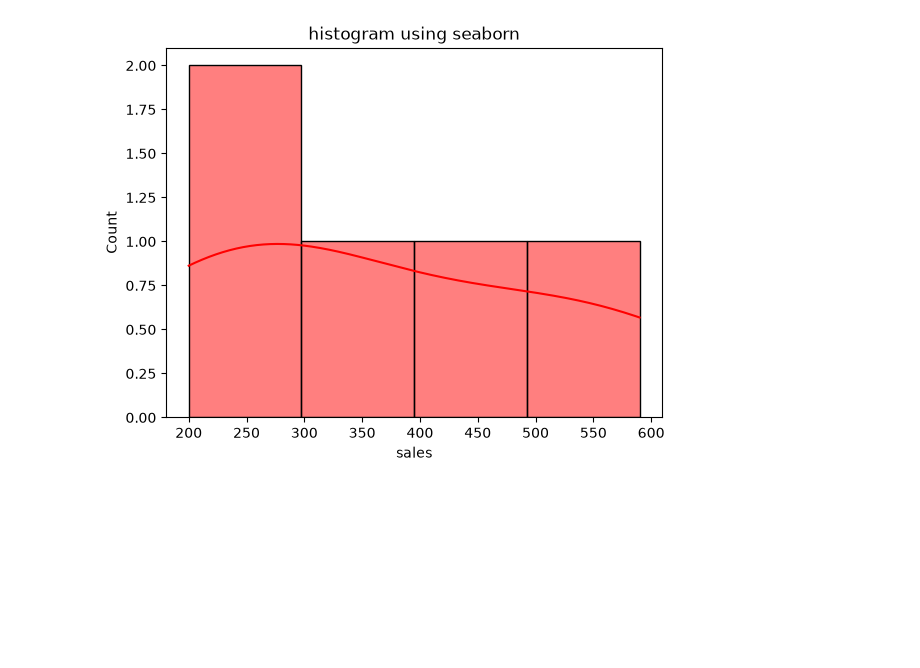
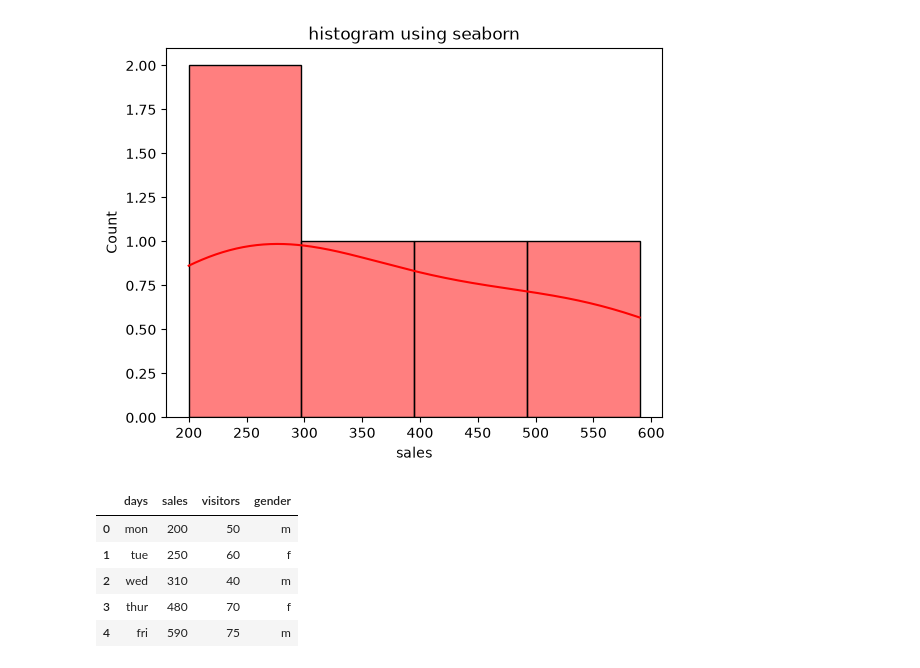
Before and after one commit to AmitKumarPrasad1846/Complete_AI_ML_challenge, a Jupyter notebook: 05_seaborn/seaborn_day_1.ipynb, the cells around one changed output. Saved outputs shown, nothing was run; the diff lists cells and outputs as text; code cells hidden in the pictures; blank space fills up the shorter version.

```diff
--- a/05_seaborn/seaborn_day_1.ipynb
+++ b/05_seaborn/seaborn_day_1.ipynb
@@ -106,3 +106,15 @@ plt.title('histogram using seaborn')
 plt.show()
 # %% [output]
 [figure]
+# %%
+# scatter plot
+# how to plot -> sns.scatterplot(x,y,data)
+
+df
+# %% [output]
+|  | days | sales | visitors | gender |
+| 0 | mon | 200 | 50 | m |
+| 1 | tue | 250 | 60 | f |
+| 2 | wed | 310 | 40 | m |
+| 3 | thur | 480 | 70 | f |
+| 4 | fri | 590 | 75 | m |
```
Also changed, not shown: parts of 1 cell of this notebook.
